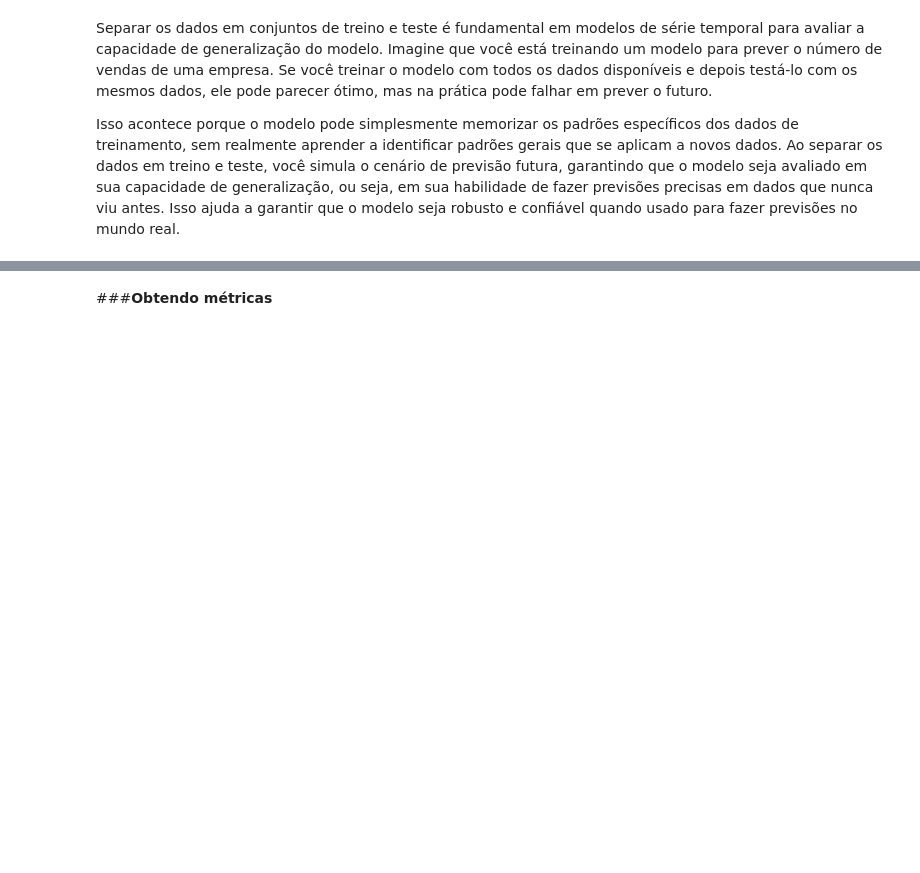
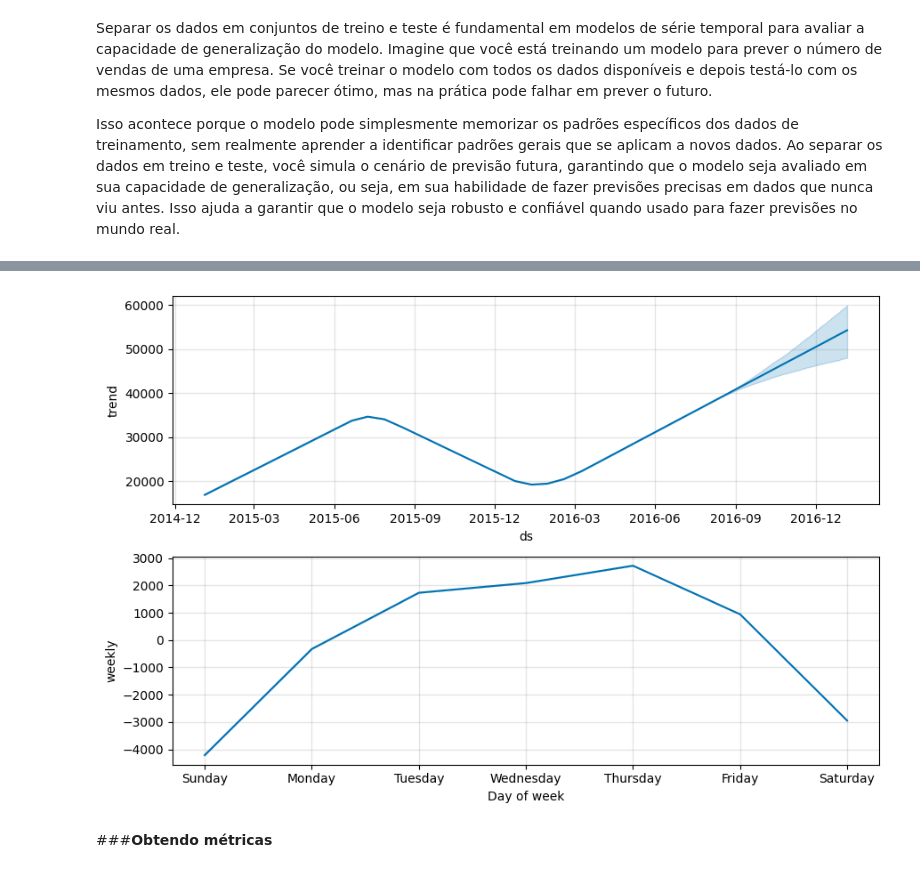
Before and after one commit to Pedrocoellho/time_series_forecasts_company_bicycles, a Jupyter notebook: complete_time_series.ipynb, the cells around one changed output, grey strips where cells are left out. Saved outputs shown, nothing was run; the diff lists cells and outputs as text; code cells hidden in the pictures; blank space fills up the shorter version.

```diff
--- a/complete_time_series.ipynb
+++ b/complete_time_series.ipynb
@@ -557,2 +673,6 @@ Isso acontece porque o modelo pode simplesmente memorizar os padrões específic
+# %%
+fig2 = modelo.plot_components(previsao)
+# %% [output]
+[figure, added]
 # %% [markdown]
 ###**Obtendo métricas**
```
Also changed, not shown: parts of 16 cells of this notebook.
